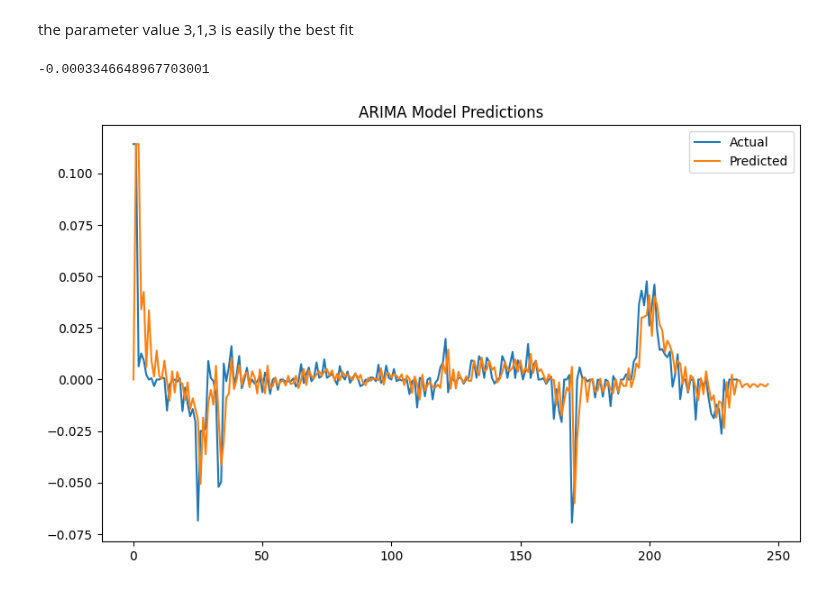
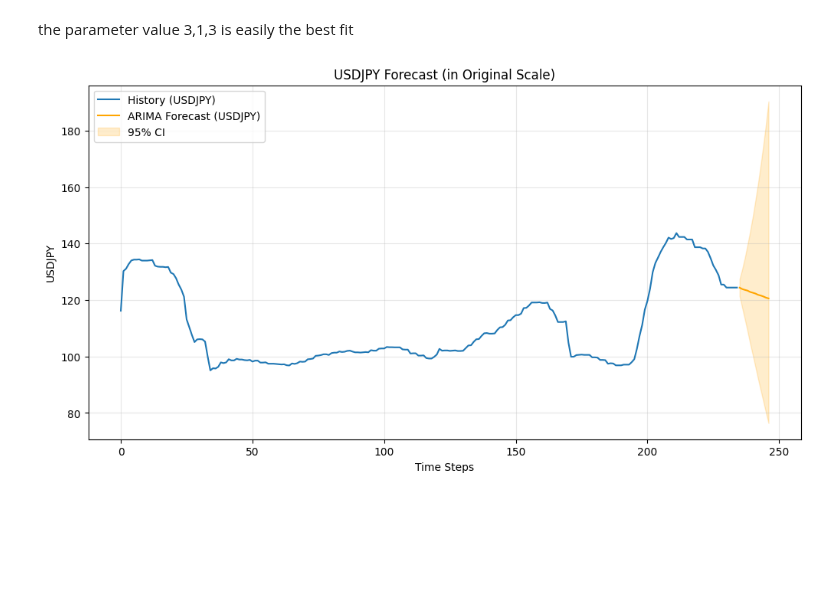
Before and after one commit to Adnan-Anwar-Data-enthusiast/Currency-speculation, a Jupyter notebook: USDJPY.ipynb, the cells around one changed output. Drawn from its saved outputs; the diff is of its cells as text; code cells hidden in the pictures; blank space fills up the shorter version.

```diff
--- a/regressions_USDJPY_20yeararimav2.ipynb.ipynb
+++ b/USDJPY.ipynb
@@ -239,16 +240,18 @@ plt.show()
 [figure]
 [figure]
 # %%
-#we now have enough info to create the arima model, lets plug in the values
-p = 3 #as in 3 significant lags in ACF
-d = 1 #as in 1 difference to make it stationary
-q = 3 #as in 3 significant lags in PACF
+# we now have enough info to create the arima model, lets plug in the values
+p = 3  # as in 3 significant lags in ACF
+# IMPORTANT: y is already first-differenced log series, so set d = 0 to avoid double differencing
+d = 0
+q = 3  # as in 3 significant lags in PACF
 %pip install statsmodels
 from statsmodels.tsa.arima.model import ARIMA
 
+# y is the first-differenced log series (date_fx_log_diff)
 y = date_fx_log_diff
 
-model = ARIMA(y, order=(3,1,3))
+model = ARIMA(y, order=(p, d, q))
 model_arima_fit = model.fit()
 
 print(model_arima_fit.summary())
@@ -321,17 +324,48 @@ Best model parameters and AIC values:
 # %% [markdown]
 the parameter value 3,1,3 is easily the best fit
 # %%
-pred = model_arima_fit.forecast(12, alpha = 0.05)[0]
+# Forecast 12 steps ahead on differenced-log scale
+steps = 12
+fcst_res = model_arima_fit.get_forecast(steps=steps)
+pred_diff_log = fcst_res.predicted_mean  # length=steps
+ci_diff_log = fcst_res.conf_int(alpha=0.05)  # 95% CI on differenced-log
 
-print(pred)
+# Invert differencing cumulatively from last observed log value
+last_log = date_fx_log.iloc[-1]
+recon_log = []
+cur = float(last_log)
+for inc in np.asarray(pred_diff_log).ravel():
+    cur = cur + float(inc)
+    recon_log.append(cur)
 
-#plotting ARIMA model predictions
-plt.figure(figsize=(10, 6))
-plt.plot(y, label='Actual')
-plt.plot(model_arima_fit.predict(start=0, end=len(y)+11), label='Predicted')
+# Invert log
+pred_usdjpy = np.exp(recon_log)
+
+# Also invert CI by accumulating bounds (approximate on diff-log)
+low_log, high_log = [], []
+cur_low, cur_high = float(last_log), float(last_log)
+for lo, hi in np.asarray(ci_diff_log):
+    cur_low += float(lo)
+    cur_high += float(hi)
+    low_log.append(cur_low)
+    high_log.append(cur_high)
+low_usdjpy = np.exp(low_log)
+high_usdjpy = np.exp(high_log)
+
+# Build x-axis to continue after history
+hist_len = len(date_fx['USDJPY'])
+idx_future = range(hist_len, hist_len + steps)
+
+# Plot history and forecast on original scale
+plt.figure(figsize=(12, 6))
+plt.plot(range(hist_len), date_fx['USDJPY'], label='History (USDJPY)')
+plt.plot(idx_future, pred_usdjpy, label='ARIMA Forecast (USDJPY)', color='orange')
+plt.fill_between(idx_future, low_usdjpy, high_usdjpy, color='orange', alpha=0.2, label='95% CI')
+plt.xlabel('Time Steps')
+plt.ylabel('USDJPY')
+plt.title('USDJPY Forecast (in Original Scale)')
 plt.legend()
-plt.title('ARIMA Model Predictions')
+plt.grid(True, alpha=0.3)
 plt.show()
 # %% [output]
--0.0003346648967703001
-[figure, old version]
+[figure, new version]
```
Also changed, not shown: parts of 10 cells of this notebook, 3 other files.
